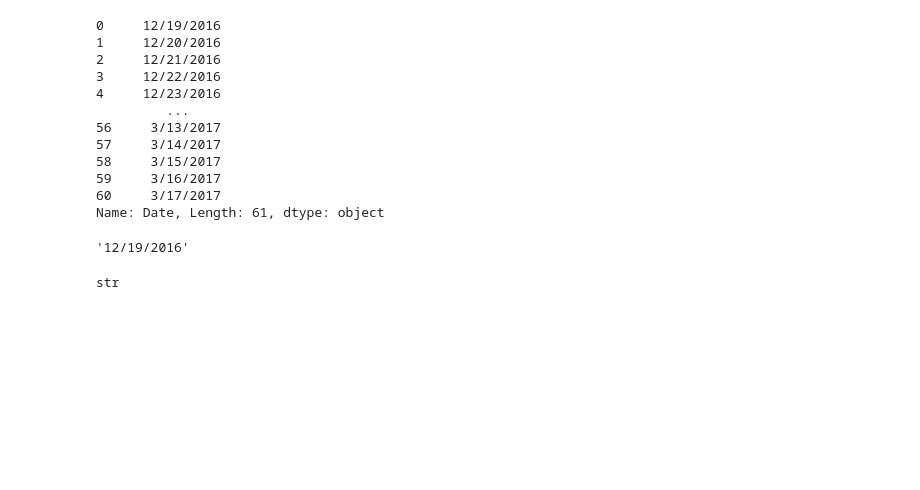
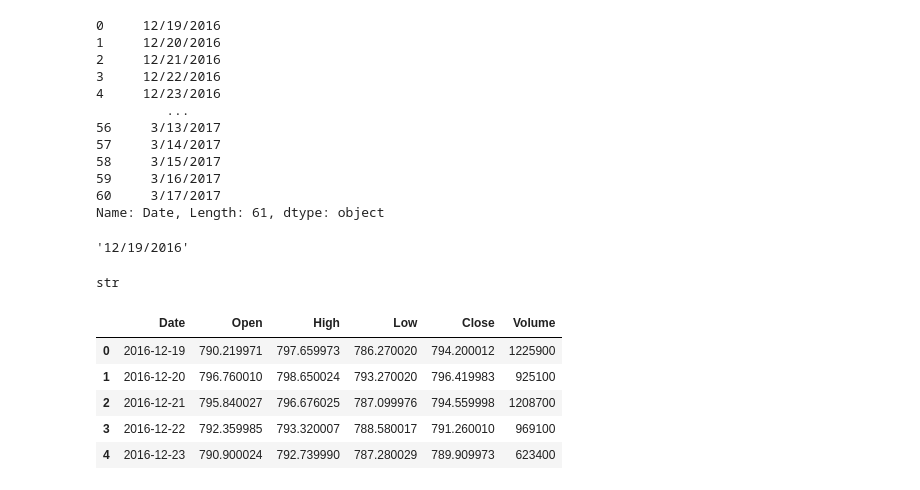
Before and after one commit to SENATOROVAI/DataScience-Maxim, a Jupyter notebook: Python/Pandas3.ipynb, the cells around one changed output. Saved outputs shown, nothing was run; the diff lists cells and outputs as text; code cells hidden in the pictures; blank space fills up the shorter version.

```diff
--- a/Python/Pandas3.ipynb
+++ b/Python/Pandas3.ipynb
@@ -277,3 +319,13 @@ df.Date[0] # type?
 type(df.Date[0])
 # %% [output]
 str
+# %%
+df = pd.read_csv('https://raw.githubusercontent.com/SENATOROVAI/data2-pd/main/Data/goog.csv', parse_dates=['Date'])
+df.head()
+# %% [output]
+|  | Date | Open | High | Low | Close | Volume |
+| 0 | 2016-12-19 | 790.219971 | 797.659973 | 786.270020 | 794.200012 | 1225900 |
+| 1 | 2016-12-20 | 796.760010 | 798.650024 | 793.270020 | 796.419983 | 925100 |
+| 2 | 2016-12-21 | 795.840027 | 796.676025 | 787.099976 | 794.559998 | 1208700 |
+| 3 | 2016-12-22 | 792.359985 | 793.320007 | 788.580017 | 791.260010 | 969100 |
+| 4 | 2016-12-23 | 790.900024 | 792.739990 | 787.280029 | 789.909973 | 623400 |
```
Also changed, not shown: parts of 29 cells of this notebook, 6 other files.
